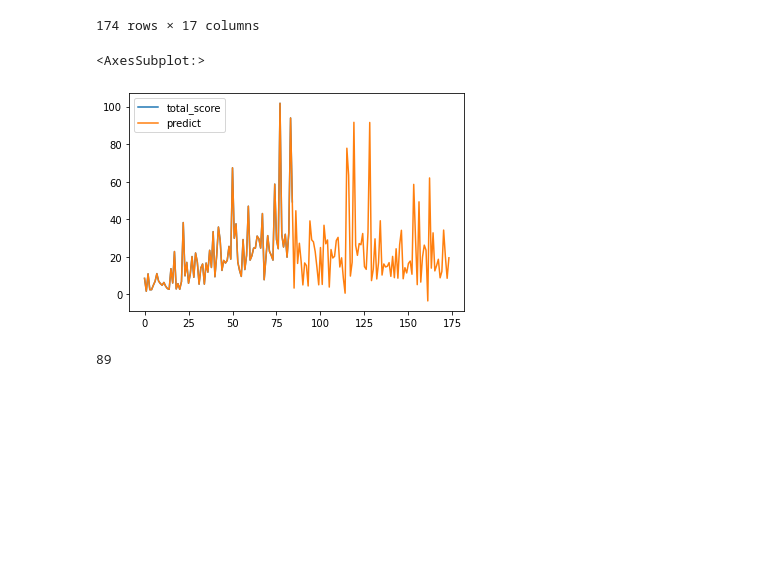
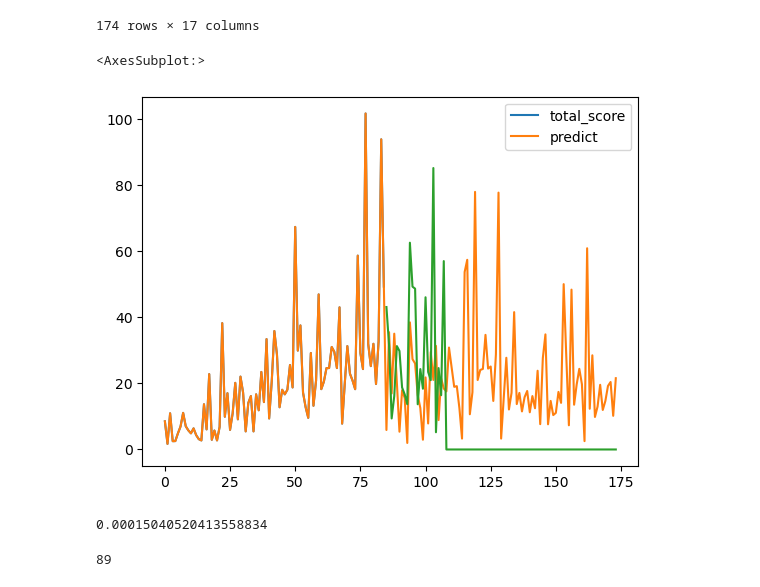
Before and after one commit to kevin-mal-smith/seinfeld, a Jupyter notebook: seinfeld_acquire.ipynb, the cells around one changed output. Cells and saved outputs as stored; diff of their text form; code cells hidden in the pictures; blank space fills up the shorter version.

```diff
--- a/seinfeld_acquire.ipynb
+++ b/seinfeld_acquire.ipynb
@@ -346,0 +363,5 @@ scripts['line']=scripts.Character.str.strip() +': ' + scripts.Dialogue.str.strip
+# %%
+ss = pd.read_csv('seinfeld_scripts.csv')
+ss = pd.DataFrame(ss)
+ss = ss.drop(columns=['Unnamed: 0'])
+ss
@@ -347,5 +382,5 @@ scripts['line']=scripts.Character.str.strip() +': ' + scripts.Dialogue.str.strip
 # %%
-seinfeld['script'] = scripts.groupby('SEID').line
+seinfeld['script'] = ss
 seinfeld.script = seinfeld.script.astype(str)
 # %%
 seinfeld.script = seinfeld.script.str.replace(r"(S\d+E\d+|,\s\d*\s{2,}|Name:.*)|\(\'|(?<=\n)\d+","")
@@ -413,18 +448,21 @@ x_train, x_test, y_train, y_test = train_test_split(bow_data,
 # %%
 train=seinfeld[seinfeld.season_x<6].total_score
 # %%
-regr = MLPRegressor( max_iter=50,solver= 'lbfgs').fit(bow_data[:85],train)
+regr = MLPRegressor( max_iter=500,solver= 'lbfgs').fit(bow_data[:85],train)
 mlp_predictions=pd.DataFrame(regr.predict(bow_data),columns=['predict'])
 y_mlp=pd.concat([train,mlp_predictions],axis=1)
 # %%
 y_mlp.plot()
-#seinfeld[seinfeld.season_y > 5].total_score.plot()
+seinfeld[seinfeld.season_y > 5].total_score.plot()
 # %% [output]
 <AxesSubplot:>
-[figure, old version]
+[figure, new version]
 # %%
 mse = mean_squared_error(train,y_mlp.predict[:85])
 rmse = mse**.5
+rmse
+# %% [output]
+0.00015040520413558834
 # %%
 #y_mlp.total_score = y_mlp.total_score.replace(np.NaN, 0)
 # %%
```
Also changed, not shown: parts of 26 cells of this notebook, 2 other files.
